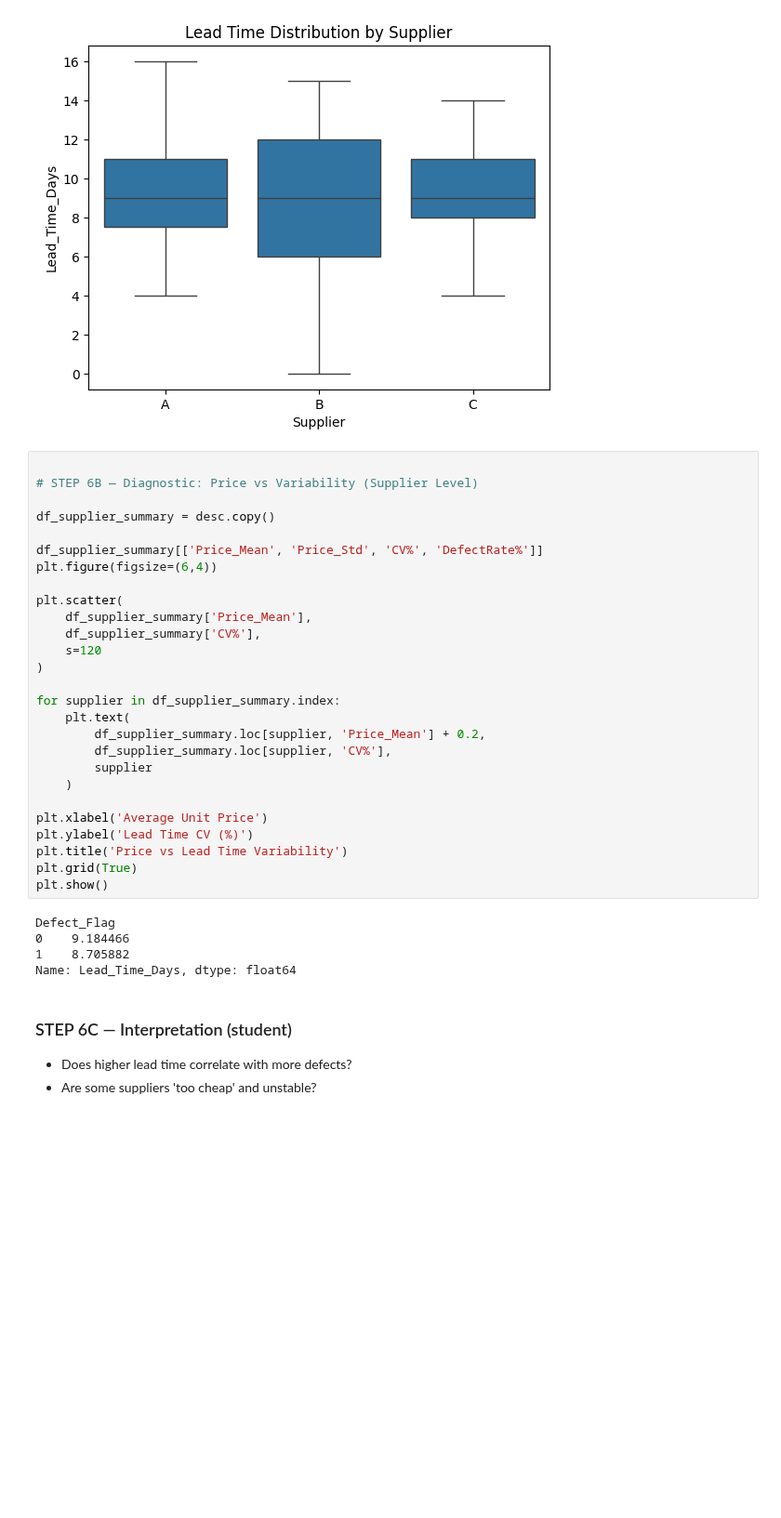
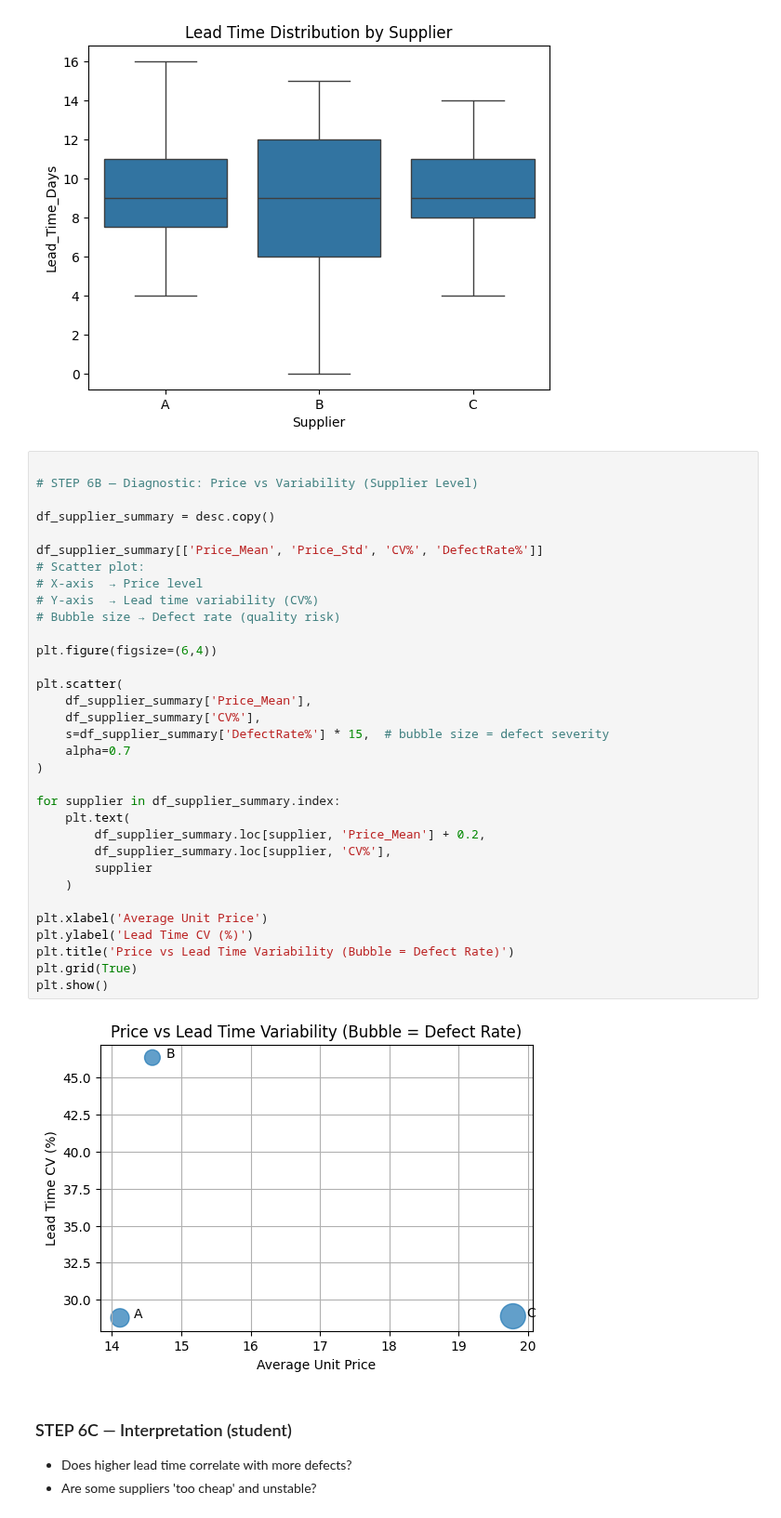
Before and after one commit to saikisri97/17_Hof_Lecture_Code_Pingo, a Jupyter notebook: Supply_Chain_Analytics/code_with_solutions/procurement_solutions_notebook.ipynb, the cells around one changed output. Shown at 93% size. Saved outputs shown, nothing was run; the diff lists cells and outputs as text; blank space fills up the shorter version.

```diff
--- a/Supply_Chain_Analytics/code_with_solutions/procurement_solutions_notebook.ipynb
+++ b/Supply_Chain_Analytics/code_with_solutions/procurement_solutions_notebook.ipynb
@@ -329,35 +329,38 @@ plt.show()
 # %%
 
 # STEP 6B — Diagnostic: Price vs Variability (Supplier Level)
 
 df_supplier_summary = desc.copy()
 
 df_supplier_summary[['Price_Mean', 'Price_Std', 'CV%', 'DefectRate%']]
+# Scatter plot:
+# X-axis  → Price level
+# Y-axis  → Lead time variability (CV%)
+# Bubble size → Defect rate (quality risk)
+
 plt.figure(figsize=(6,4))
 
 plt.scatter(
     df_supplier_summary['Price_Mean'],
     df_supplier_summary['CV%'],
-    s=120
+    s=df_supplier_summary['DefectRate%'] * 15,  # bubble size = defect severity
+    alpha=0.7
 )
 
 for supplier in df_supplier_summary.index:
     plt.text(
         df_supplier_summary.loc[supplier, 'Price_Mean'] + 0.2,
         df_supplier_summary.loc[supplier, 'CV%'],
         supplier
     )
 
 plt.xlabel('Average Unit Price')
 plt.ylabel('Lead Time CV (%)')
-plt.title('Price vs Lead Time Variability')
+plt.title('Price vs Lead Time Variability (Bubble = Defect Rate)')
 plt.grid(True)
 plt.show()
 # %% [output]
-Defect_Flag
-0    9.184466
-1    8.705882
-Name: Lead_Time_Days, dtype: float64
+[figure, added]
 # %% [markdown]
 ### STEP 6C — Interpretation (student)
 - Does higher lead time correlate with more defects?
```
Also changed, not shown: parts of 2 cells of this notebook.
